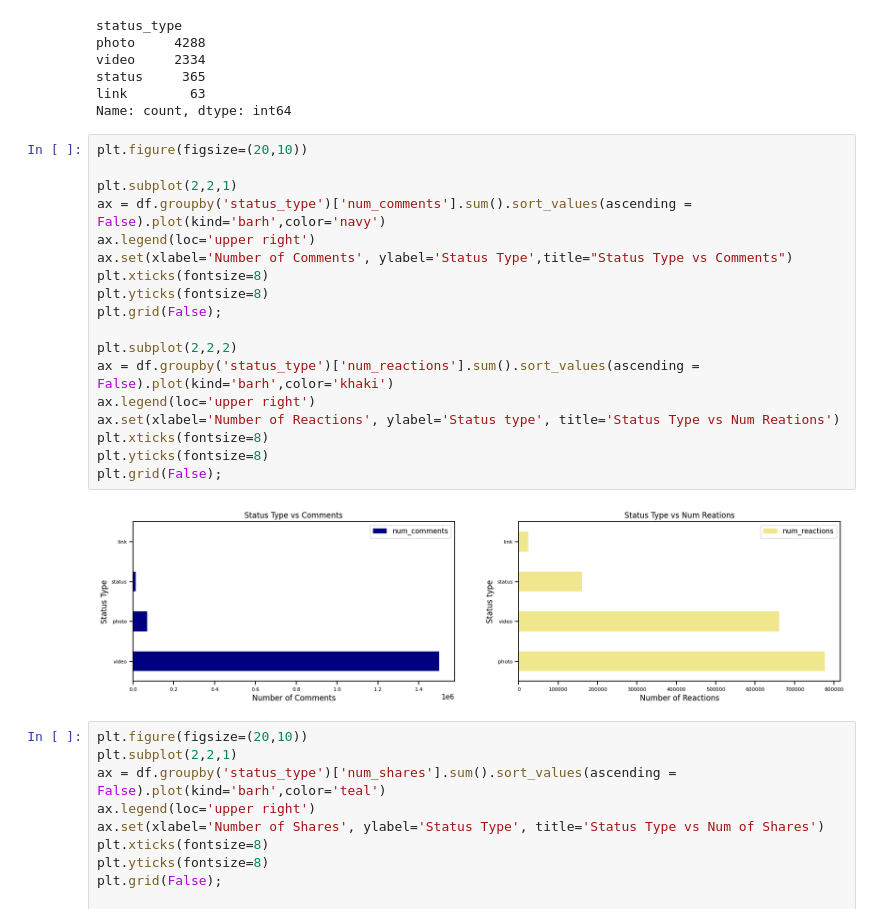
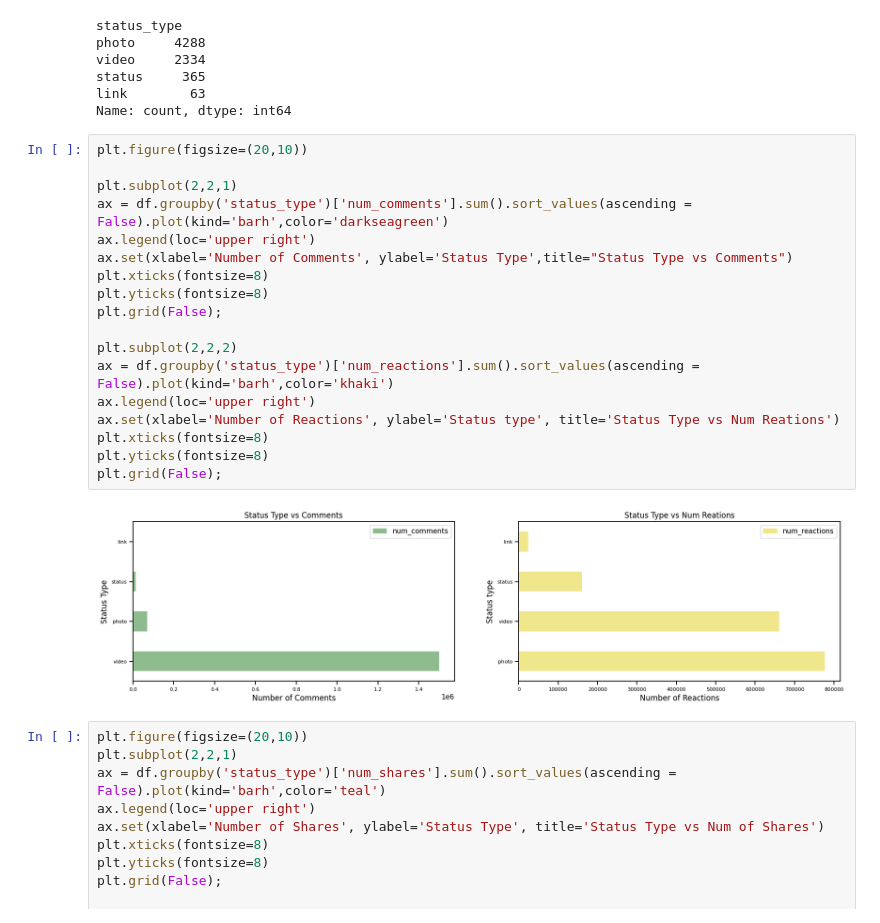
Before and after one commit to abu14/Kaggle_Project_Notebooks, a Jupyter notebook: facebook-live-seller-in-thailand-with-k-means.ipynb, the cells around one changed output. Saved outputs shown, nothing was run; the diff lists cells and outputs as text.

```diff
--- a/facebook-live-seller-in-thailand-with-k-means.ipynb
+++ b/facebook-live-seller-in-thailand-with-k-means.ipynb
@@ -159,23 +174,23 @@ Name: count, dtype: int64
 # %%
 plt.figure(figsize=(20,10))
 
 plt.subplot(2,2,1)
-ax = df.groupby('status_type')['num_comments'].sum().sort_values(ascending = False).plot(kind='barh',color='navy')
+ax = df.groupby('status_type')['num_comments'].sum().sort_values(ascending = False).plot(kind='barh',color='darkseagreen')
 ax.legend(loc='upper right')
 ax.set(xlabel='Number of Comments', ylabel='Status Type',title="Status Type vs Comments")
 plt.xticks(fontsize=8)
 plt.yticks(fontsize=8)
 plt.grid(False);
 
 plt.subplot(2,2,2)
 ax = df.groupby('status_type')['num_reactions'].sum().sort_values(ascending = False).plot(kind='barh',color='khaki')
 ax.legend(loc='upper right')
 ax.set(xlabel='Number of Reactions', ylabel='Status type', title='Status Type vs Num Reations')
 plt.xticks(fontsize=8)
 plt.yticks(fontsize=8)
 plt.grid(False);
 # %% [output]
-[figure, old version]
+[figure, new version]
 # %%
 plt.figure(figsize=(20,10))
 plt.subplot(2,2,1)
```
Also changed, not shown: parts of 32 cells of this notebook.
